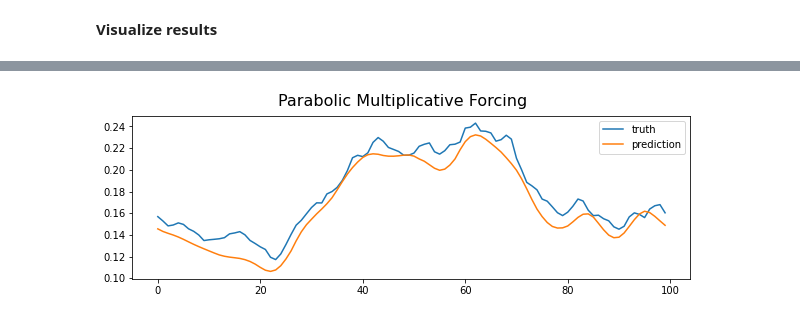
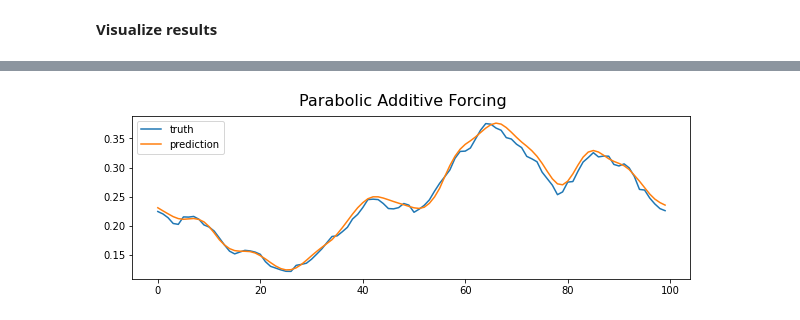
Before and after one commit to crispitagorico/torchspde, a Jupyter notebook: Parabolic1D.ipynb, the cells around one changed output, grey strips where cells are left out. Cells and saved outputs as stored; diff of their text form; code cells hidden in the pictures.

```diff
--- a/Parabolic1D.ipynb
+++ b/Parabolic1D.ipynb
@@ -34,7 +34,7 @@ warnings.filterwarnings('ignore')
 # %%
 device = torch.device('cuda' if torch.cuda.is_available() else 'cpu')
 # %%
-reader = MatReader('../drive/MyDrive/parabolic_multiplicative.mat')
+reader = MatReader('../drive/MyDrive/parabolic_additive_varying_init.mat')
 xi = reader.read_field('forcing')
 data = reader.read_field('sol')
 # %%
@@ -80,9 +80,9 @@ plt.show()
 # %%
 # model = NeuralFixedPoint(modes1=16, modes2=16, modes3=8, in_channels=1, hidden_channels=64, forcing_channels=1, out_channels=1, T=T, n_iter=4).cuda()
-model = NeuralFixedPoint(modes1=24, modes2=10, in_channels=1, hidden_channels=2, forcing_channels=2, out_channels=1, T=xi_train.shape[3], n_iter=1).cuda()
+model = NeuralFixedPoint(modes1=24, modes2=10, in_channels=1, hidden_channels=4, forcing_channels=2, out_channels=1, T=xi_train.shape[3], n_iter=1).cuda()
 
 print(count_params(model))
 
-optimizer = torch.optim.Adam(model.parameters(), lr=0.0025, weight_decay=1e-4)
+optimizer = torch.optim.Adam(model.parameters(), lr=0.001, weight_decay=1e-4)
 scheduler = torch.optim.lr_scheduler.StepLR(optimizer, step_size=100, gamma=0.5)
 # %% [output]
@@ -90,6 +90,7 @@ scheduler = torch.optim.lr_scheduler.StepLR(optimizer, step_size=100, gamma=0.5)
 # %%
 myloss = LpLoss(size_average=False)
-
+losses_train = []
+losses_test = []
 for ep in range(epochs):
 
     model.train()
@@ -112,7 +113,6 @@ for ep in range(epochs):
         optimizer.step()
         optimizer.zero_grad()
 
-
     test_loss = 0.
     with torch.no_grad():
         for u0_, xi_, u_ in test_loader:
@@ -130,6 +130,8 @@ for ep in range(epochs):
             test_loss += loss.item()
 
     scheduler.step()
-    if ep%20==0:
-      print('Epoch {:04d} | Total Train Loss {:.6f} | Total Test Loss {:.6f}'.format(ep, train_loss / ntrain, test_loss / ntest))
+    # if ep%20==0:
+    losses_train.append(train_loss/ntrain)
+    losses_test.append(test_loss/ntest)
+    print('Epoch {:04d} | Total Train Loss {:.6f} | Total Test Loss {:.6f}'.format(ep, train_loss / ntrain, test_loss / ntest))
 # %% [output]
@@ -155,30 +164,30 @@ Epoch 0480 | Total Train Loss 0.049524 | Total Test Loss 0.051736
 # %%
-k = 2
+k = 5
 T_= 1
 
 # u0 = u0_train[k][None,...].to(device)
 # u = u_train[k][None,...].to(device)
 # xi = xi_train[k][None,...].to(device)
 u0 = u0_test[k][None,...].to(device)
 u = u_test[k][None,...].to(device)
 xi = xi_test[k][None,...].to(device)
 u_pred = model(u0,xi)
 
 # fig, ax = plt.subplots(1,T_+1,figsize=(25,3))
 fig = plt.figure(figsize=(10,3))
-plt.suptitle('Parabolic Multiplicative Forcing', fontsize=16)
+plt.suptitle('Parabolic Additive Forcing', fontsize=16)
 
 # ax[0].plot(u0[0,0,...].detach().cpu().numpy())
 # ax[0].set_title('initial condition')
 
 # for i in range(T_):
 #   ax[i+1].plot(u[0,...,i].detach().cpu().numpy())
 #   ax[i+1].plot(u_pred[0,0,...,i].detach().cpu().numpy())
  # # ax[0][i+1].set_title(f'time step {i+1}')
 plt.plot(u[0].detach().cpu().numpy(),label='truth')
 plt.plot(u_pred[0,0,...,-1].detach().cpu().numpy(),label='prediction')
 plt.legend()
 # plt.tight_layout()
 plt.show()
 # %% [output]
-[figure, old version]
+[figure, new version]
```
Also changed, not shown: parts of 6 cells of this notebook.
